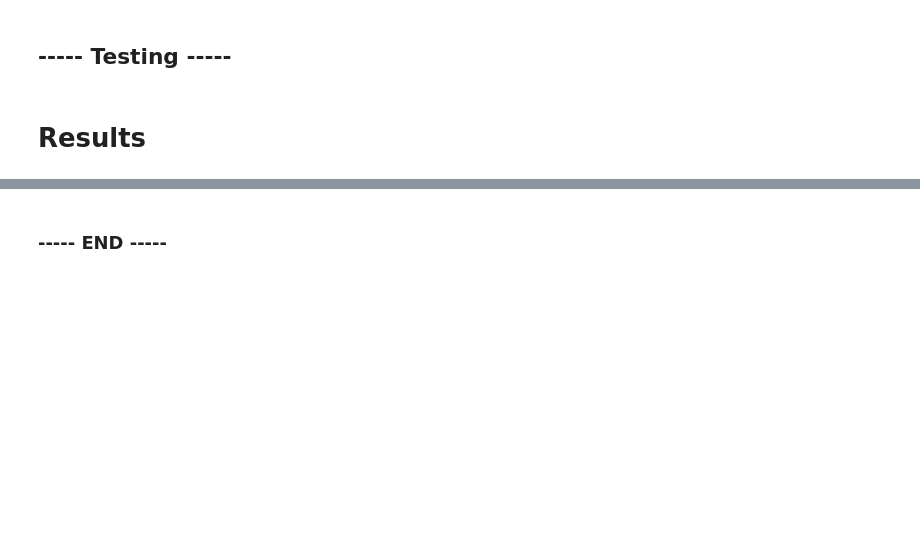
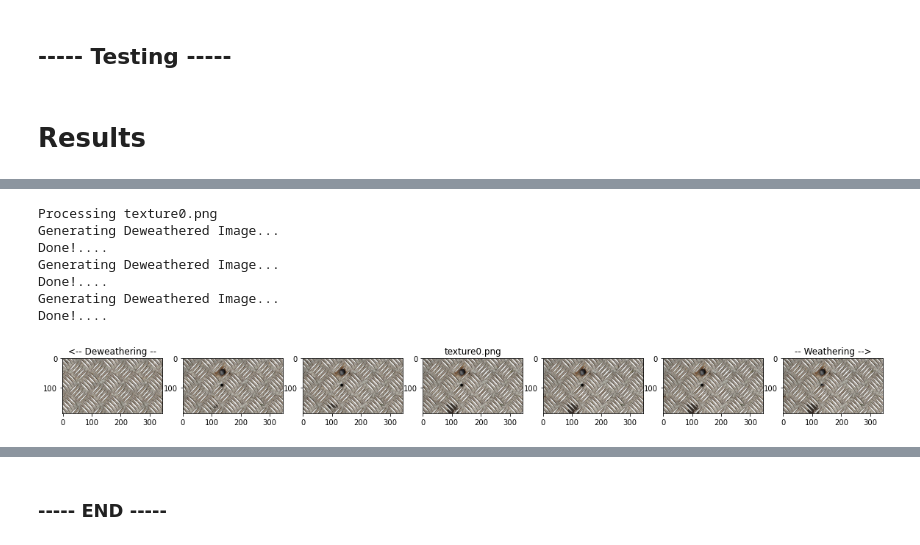
Before and after one commit to ShivanshRakesh/time-varying-weathering-in-texture-space, a Jupyter notebook: src/project.ipynb, the cells around one changed output, grey strips where cells are left out. Saved outputs shown, nothing was run; the diff lists cells and outputs as text; code cells hidden in the pictures; blank space fills up the shorter version.

Commit message:
added output for textures-7,3

```diff
--- a/src/project.ipynb
+++ b/src/project.ipynb
@@ -1365,3 +1365,16 @@ Done!           mplete!....
 [figure]
 CPU times: user 13min 12s, sys: 11.5 s, total: 13min 23s
 Wall time: 13min 4s
+# %%
+# imgPaths = ['../images/' + x for x in ['texture0.png', 'texture1.jpeg', 'texture2.jpeg', 'texture3.jpeg', 'texture4.png', 'texture5.jpeg']]
+imgPaths = ['../images/' + x for x in ['texture0.png']]
+processImages(imgPaths)
+# %% [output]
+Processing texture0.png
+Generating Deweathered Image...
+Done!....
+Generating Deweathered Image...
+Done!....
+Generating Deweathered Image...
+Done!....
+[figure, added]
```
Also changed, not shown: parts of 8 cells of this notebook, 6 other files.
